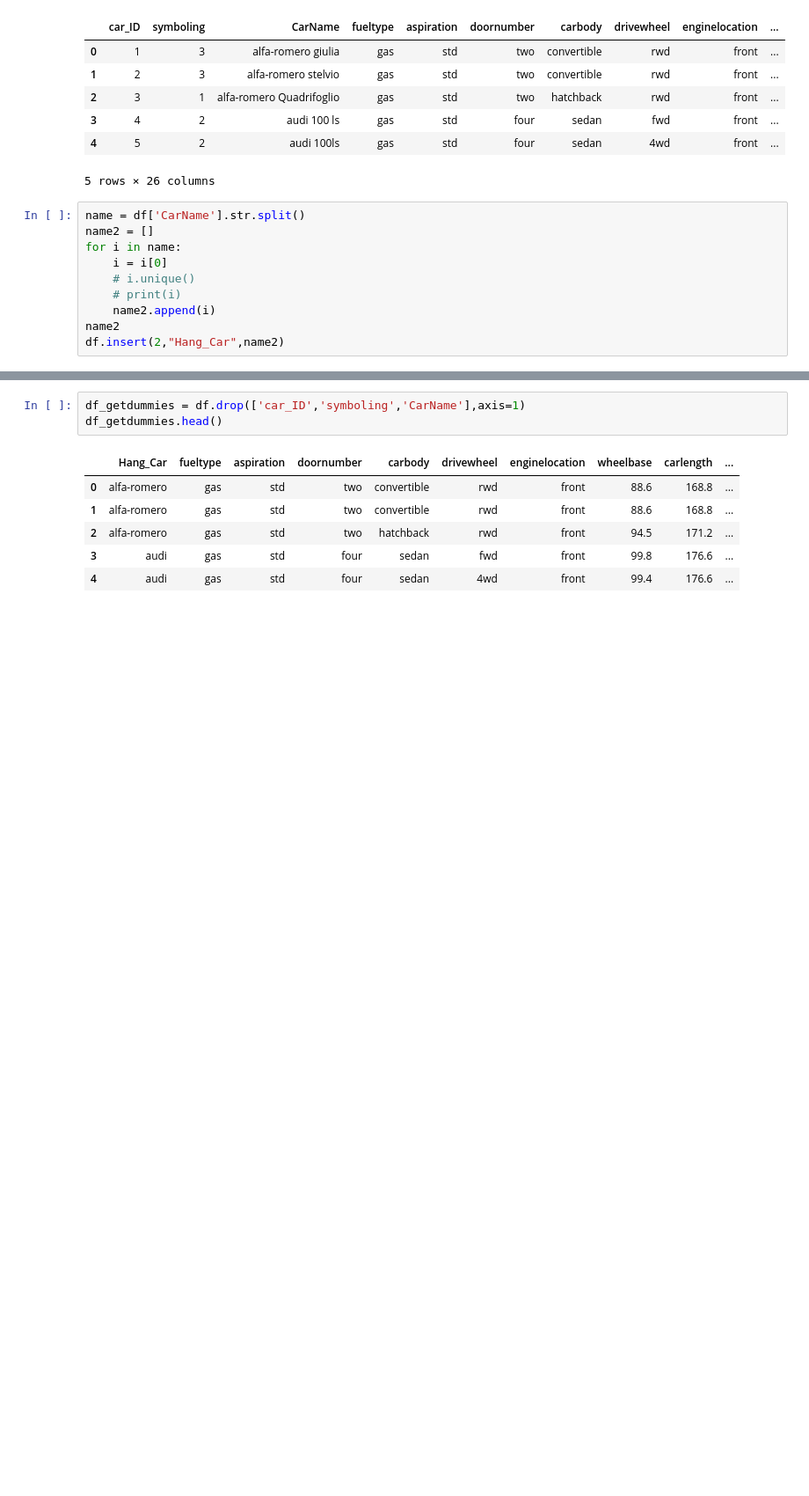
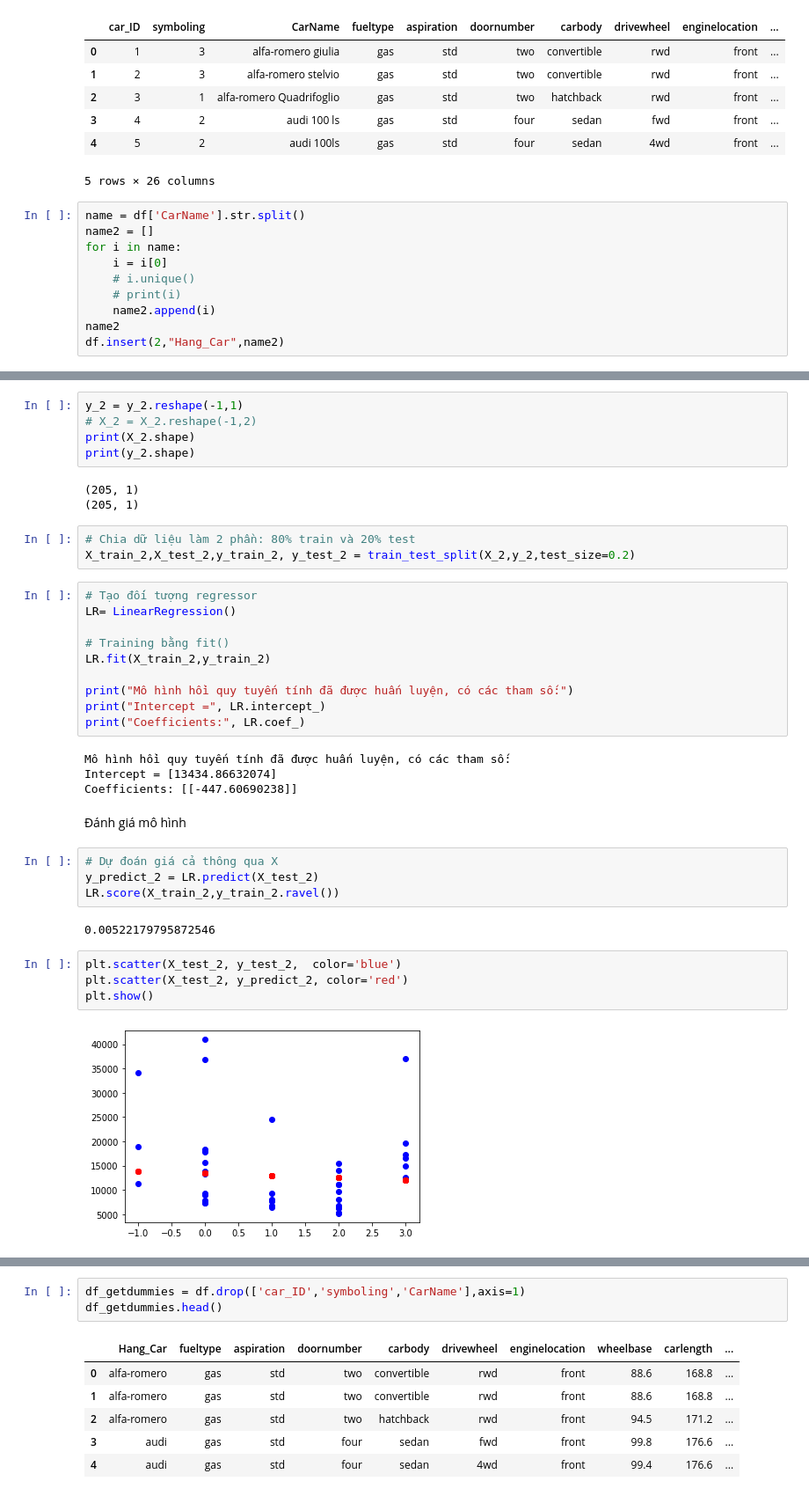
Before and after one commit to caopham123/DA2210R1, a Jupyter notebook: case_study.ipynb, the cells around one changed output, grey strips where cells are left out. Shown: that part at 88% size. Drawn from its saved outputs; the diff is of its cells as text; blank space fills up the shorter version.

Commit message:
Add files via upload
update mô hình dự đoán

```diff
--- a/case_study.ipynb
+++ b/case_study.ipynb
@@ -384,0 +522,39 @@ df.insert(2,"Hang_Car",name2)
+# %%
+y_2 = y_2.reshape(-1,1)
+# X_2 = X_2.reshape(-1,2)
+print(X_2.shape)
+print(y_2.shape)
+# %% [output]
+(205, 1)
+(205, 1)
+# %%
+# Chia dữ liệu làm 2 phần: 80% train và 20% test
+X_train_2,X_test_2,y_train_2, y_test_2 = train_test_split(X_2,y_2,test_size=0.2)
+# %%
+# Tạo đối tượng regressor
+LR= LinearRegression()
+
+# Training bằng fit()
+LR.fit(X_train_2,y_train_2)
+
+print("Mô hình hồi quy tuyến tính đã được huấn luyện, có các tham số:")
+print("Intercept =", LR.intercept_)
+print("Coefficients:", LR.coef_)
+# %% [output]
+Mô hình hồi quy tuyến tính đã được huấn luyện, có các tham số:
+Intercept = [13434.86632074]
+Coefficients: [[-447.60690238]]
+# %% [markdown]
+Đánh giá mô hình
+# %%
+# Dự đoán giá cả thông qua X
+y_predict_2 = LR.predict(X_test_2)
+LR.score(X_train_2,y_train_2.ravel())
+# %% [output]
+0.00522179795872546
+# %%
+plt.scatter(X_test_2, y_test_2,  color='blue')
+plt.scatter(X_test_2, y_predict_2, color='red')
+plt.show()
+# %% [output]
+[figure, added]
```
Also changed, not shown: parts of 31 cells of this notebook.
